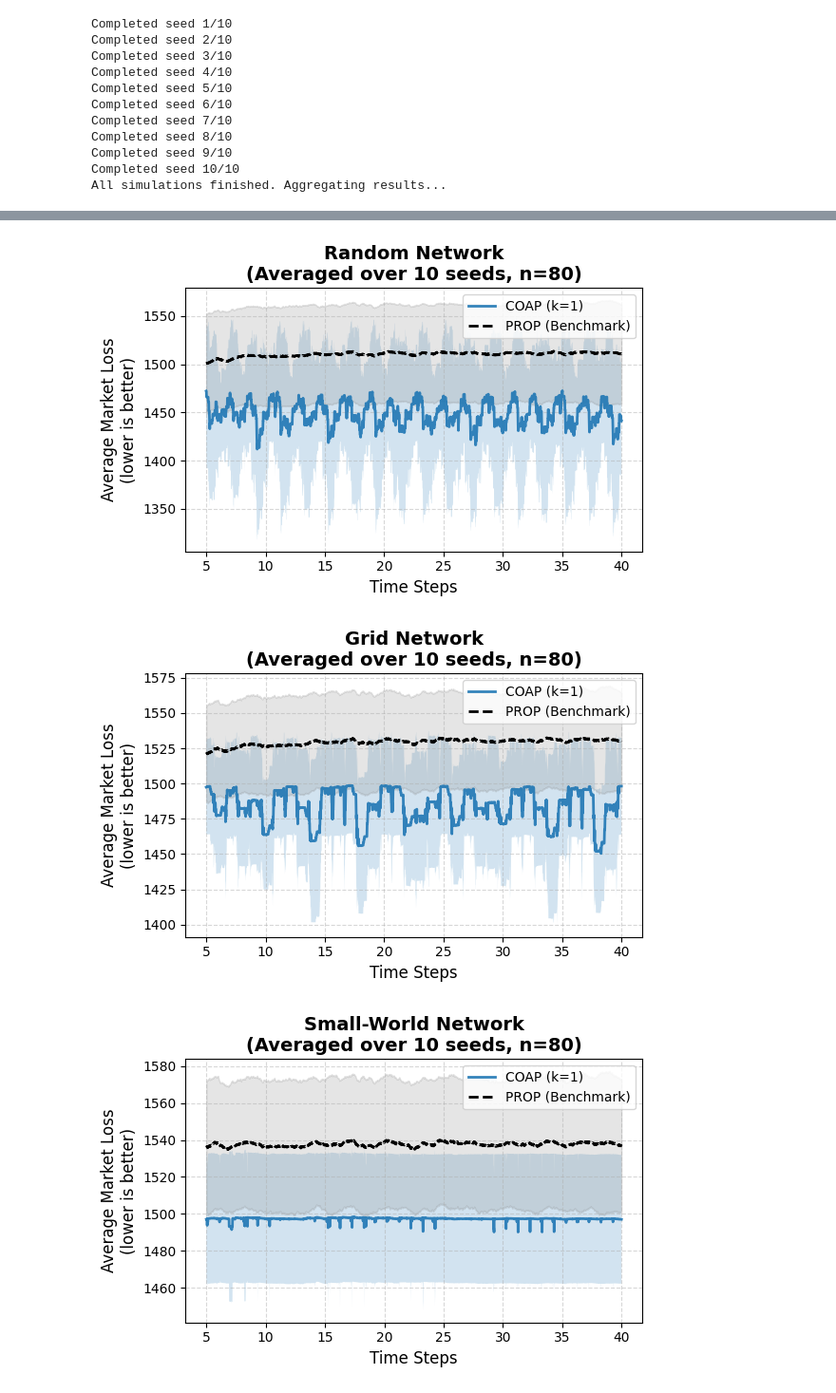
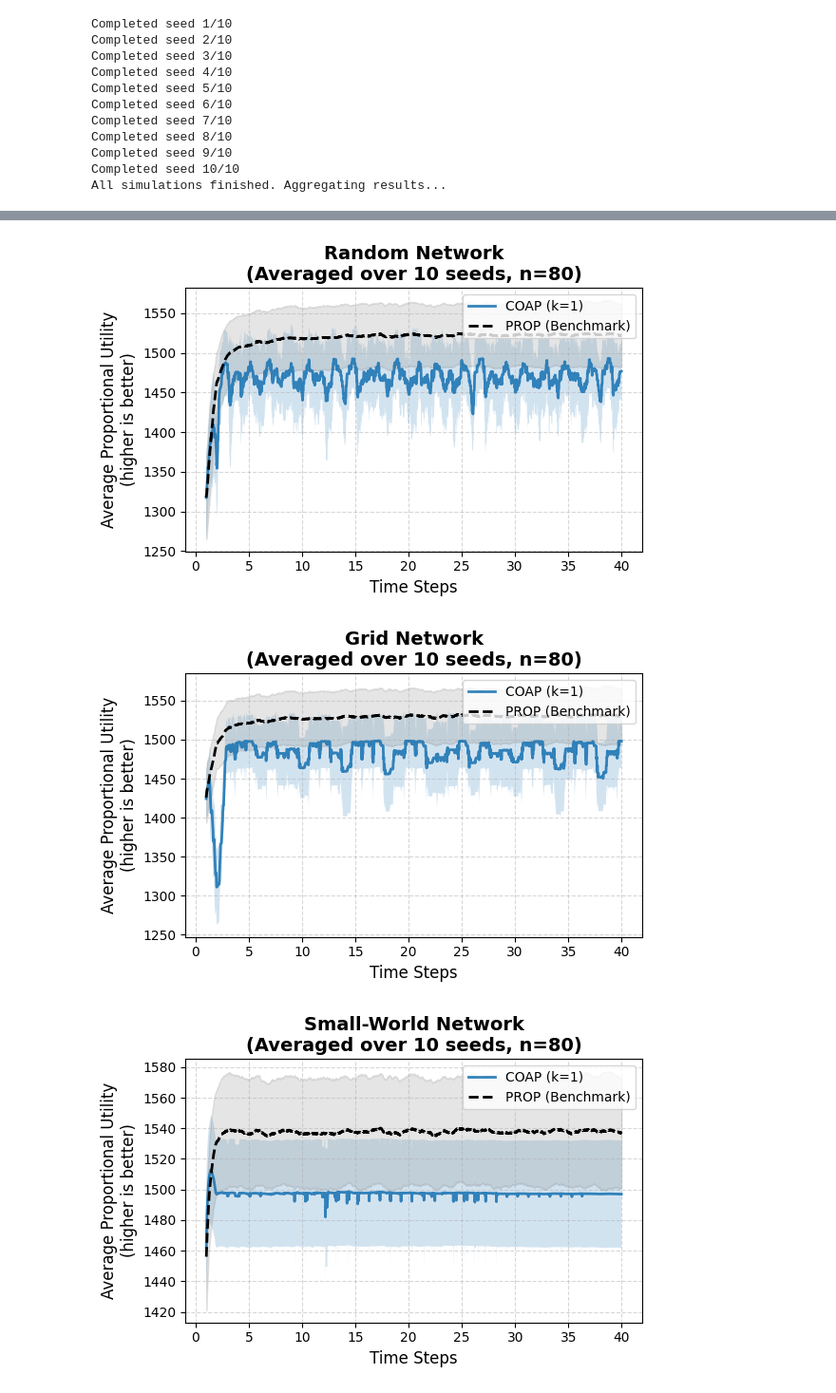
Before and after one commit to Joeri-G/Ant, a Jupyter notebook: experiments/large_seq_network_market_score.ipynb, the cells around one changed output, grey strips where cells are left out. Shown at 95% size. Saved outputs shown, nothing was run; the diff lists cells and outputs as text; code cells hidden in the pictures.

Commit message:
graph tweaks

```diff
--- a/experiments/large_seq_network_market_score.ipynb
+++ b/experiments/large_seq_network_market_score.ipynb
@@ -260,7 +260,7 @@ for graph_type in results_store.keys():
             )
 
     plt.xlabel("Time Steps", fontsize=12)
-    plt.ylabel("Average Market Loss\n(lower is better)", fontsize=12)
+    plt.ylabel("Average Proportional Utility\n(higher is better)", fontsize=12)
     plt.title(
         f"{graph_type} Network\n(Averaged over {NUM_SEEDS} seeds, n={MARKET_SIZE})",
         fontsize=14,
@@ -338,5 +338,5 @@ PROP            -     1536.7741       35.9039         100.00%
 # %%
-OFFSET = 5 * MARKET_SIZE
+OFFSET = 1 * MARKET_SIZE
 
 time_steps = np.arange(WINDOW_START, WINDOW_END) / MARKET_SIZE
 
@@ -387,7 +387,7 @@ for graph_type in results_store.keys():
             )
 
     plt.xlabel("Time Steps", fontsize=12)
-    plt.ylabel("Average Market Loss\n(lower is better)", fontsize=12)
+    plt.ylabel("Average Proportional Utility\n(higher is better)", fontsize=12)
     plt.title(
         f"{graph_type} Network\n(Averaged over {NUM_SEEDS} seeds, n={MARKET_SIZE})",
         fontsize=14,
@@ -402,3 +402,3 @@ for graph_type in results_store.keys():
-[figure, old version]
+[figure, new version]
-[figure, old version]
+[figure, new version]
-[figure, old version]
+[figure, new version]
```
Also changed, not shown: parts of 2 cells of this notebook, 3 other files.
